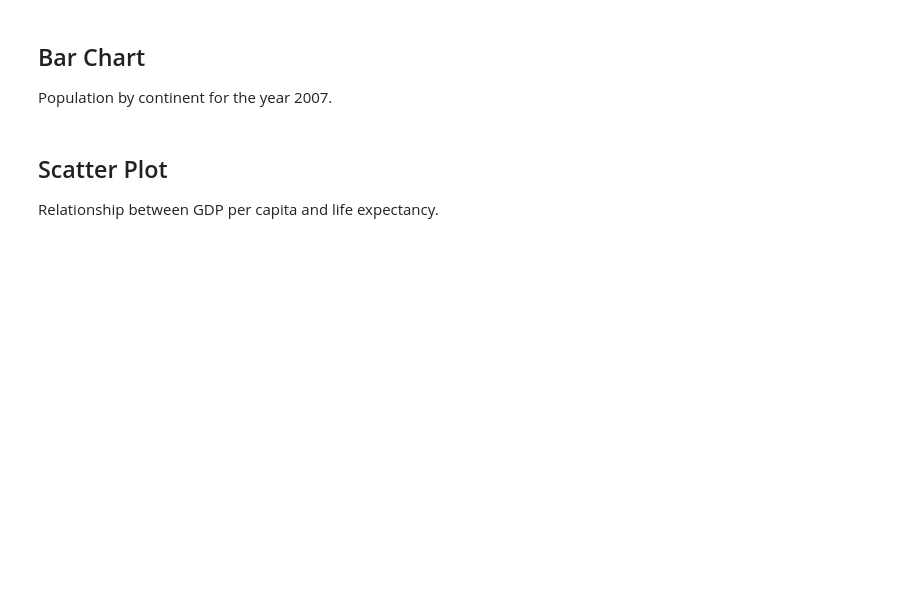
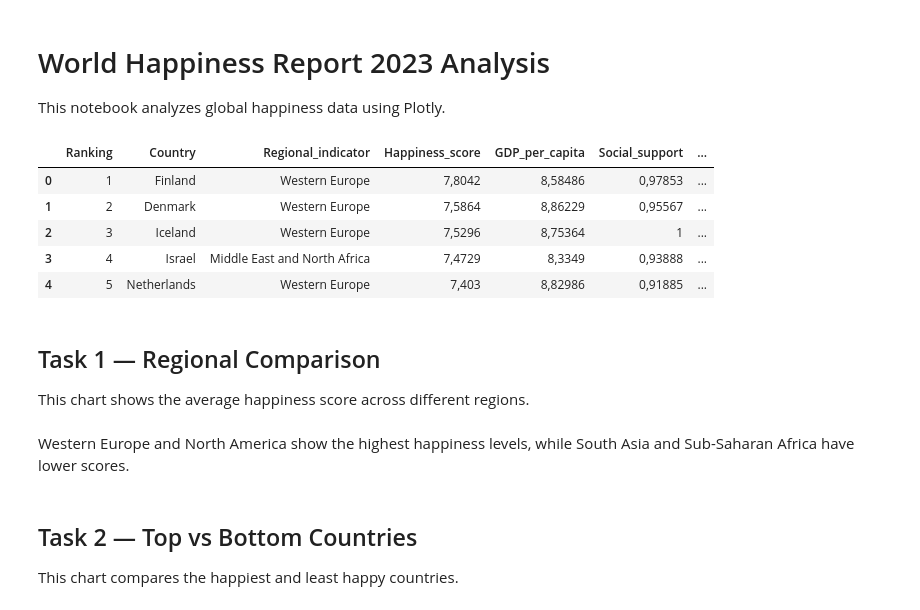
Before and after one commit to Ramyasri2314/dataviz-exercises-ramya, a Jupyter notebook: week-02/lecture02_exercise.ipynb, the cells around one changed output. Saved outputs shown, nothing was run; the diff lists cells and outputs as text; code cells hidden in the pictures; blank space fills up the shorter version.

Commit message:
Added notebook and 2023 dataset

```diff
--- a/week-02/lecture02_exercise.ipynb
+++ b/week-02/lecture02_exercise.ipynb
@@ -30,4 +0,0 @@ fig.show()
-# %% [markdown]
-## Bar Chart
-
-Population by continent for the year 2007.
@@ -40,4 +0,0 @@ fig.show()
-# %% [markdown]
-## Scatter Plot
-
-Relationship between GDP per capita and life expectancy.
@@ -48,0 +1,24 @@ fig.show()
+# %% [markdown]
+# World Happiness Report 2023 Analysis
+
+This notebook analyzes global happiness data using Plotly.
+# %%
+import pandas as pd
+
+df = pd.read_csv("world_happiness_2023.csv", sep=';')
+
+df.columns = df.columns.str.strip().str.replace(" ", "_")
+
+for col in df.columns:
+    if df[col].dtype == 'object':
+        df[col] = df[col].astype(str).str.replace(',', '.', regex=False)
+        df[col] = pd.to_numeric(df[col], errors='ignore')
+
+df.head()
+# %% [output]
+|  | Ranking | Country | Regional_indicator | Happiness_score | GDP_per_capita | Social_support | ... |
+| 0 | 1 | Finland | Western Europe | 7,8042 | 8,58486 | 0,97853 | ... |
+| 1 | 2 | Denmark | Western Europe | 7,5864 | 8,86229 | 0,95567 | ... |
+| 2 | 3 | Iceland | Western Europe | 7,5296 | 8,75364 | 1 | ... |
+| 3 | 4 | Israel | Middle East and North Africa | 7,4729 | 8,3349 | 0,93888 | ... |
+| 4 | 5 | Netherlands | Western Europe | 7,403 | 8,82986 | 0,91885 | ... |
@@ -48,0 +29,4 @@ fig.show()
+# %% [markdown]
+## Task 1 — Regional Comparison
+
+This chart shows the average happiness score across different regions.
@@ -48,0 +61,6 @@ fig.show()
+# %% [markdown]
+Western Europe and North America show the highest happiness levels, while South Asia and Sub-Saharan Africa have lower scores.
+# %% [markdown]
+## Task 2 — Top vs Bottom Countries
+
+This chart compares the happiest and least happy countries.
```
Also changed, not shown: parts of 12 cells of this notebook.
